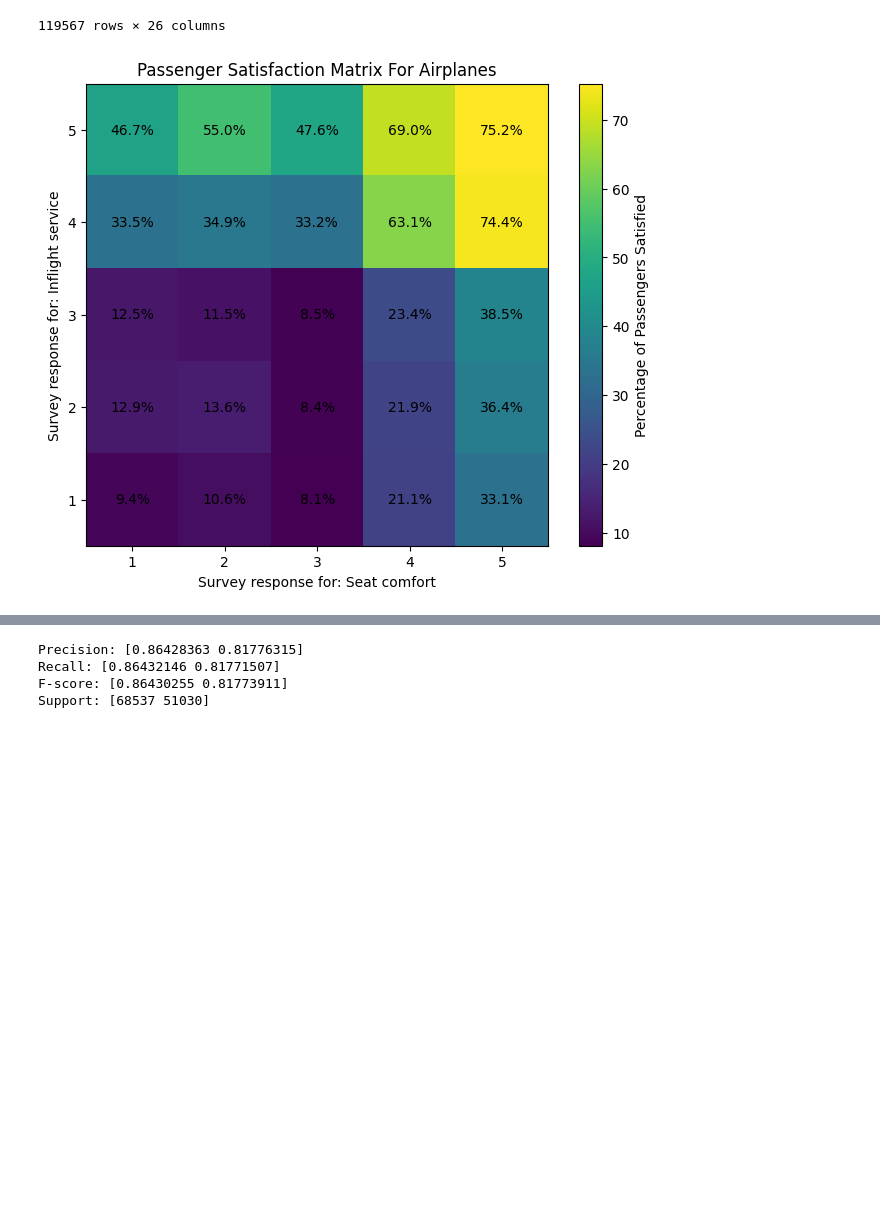
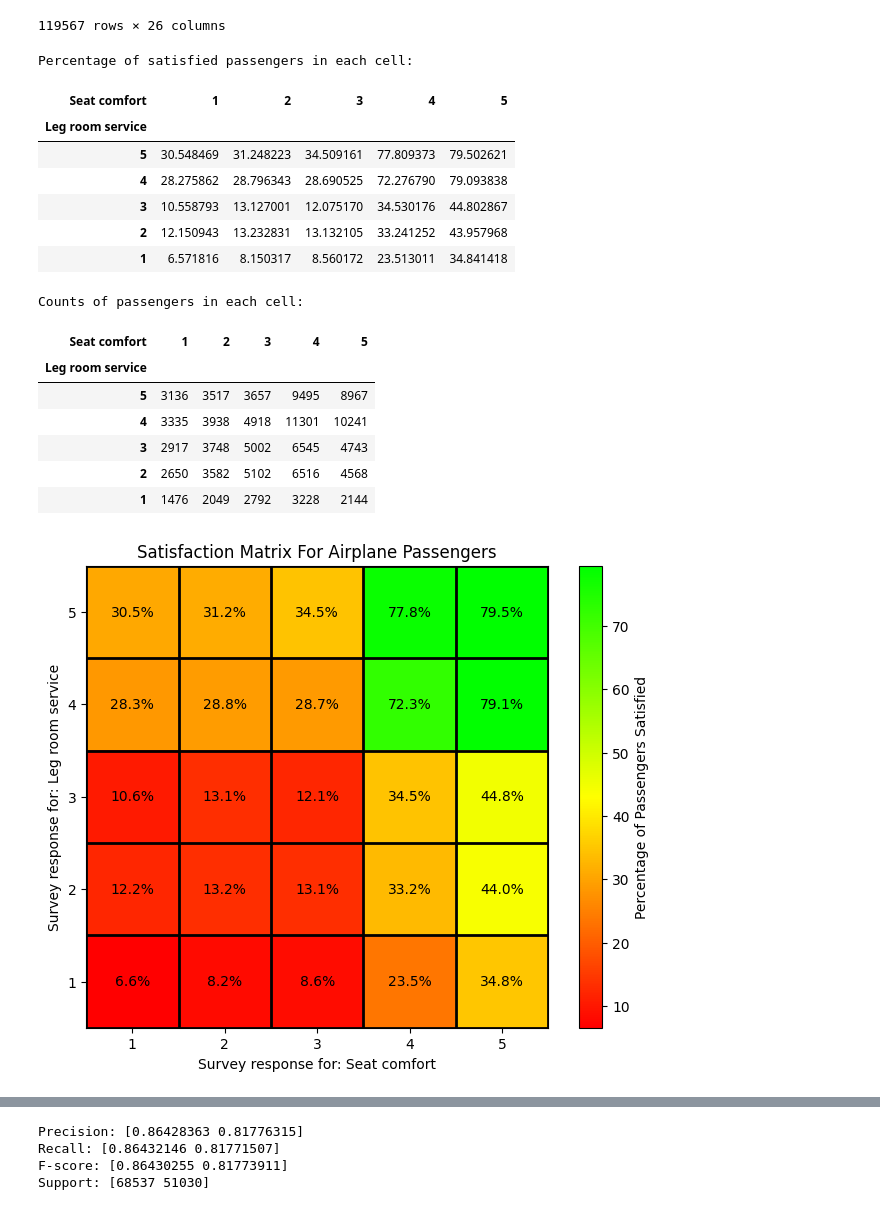
Before and after one commit to stocktonsmith/cs5830_project7, a Jupyter notebook: project7.ipynb, the cells around one changed output, grey strips where cells are left out. Cells and saved outputs as stored; diff of their text form; code cells hidden in the pictures; blank space fills up the shorter version.

Commit message:
Fixed labeling error on matrix plot. Added cell borders.

```diff
--- a/project7.ipynb
+++ b/project7.ipynb
@@ -48,32 +48,65 @@ display(airplane_df)
 # %%
 from matplotlib.colors import LinearSegmentedColormap
 
 # Choose desired pair of attributes:
 x_attribute = 'Seat comfort'
-y_attribute = 'Inflight service'
-satisfaction_matrix = airplane_df.groupby([x_attribute, y_attribute])['satisfaction_bool'].mean().unstack() * 100
+y_attribute = 'Leg room service'
 
+satisfaction_matrix = airplane_df.groupby([y_attribute, x_attribute])['satisfaction_bool'].mean().unstack() * 100
 # Reverse row order so that review quality goes from bottom-left to top-right (instead of from top-left to bottom-right)
 satisfaction_matrix = satisfaction_matrix.iloc[::-1]
 
+print("Percentage of satisfied passengers in each cell:")
+display(satisfaction_matrix)
+
+print("Counts of passengers in each cell:")
+counts_matrix = airplane_df.pivot_table(index=y_attribute, columns=x_attribute, aggfunc='size', fill_value=0)
+counts_matrix = counts_matrix.iloc[::-1]
+display(counts_matrix)
+
+colors = [(1, 0, 0), (1, 1, 0), (0, 1, 0)]  # Red, Black, Green
+custom_cmap = LinearSegmentedColormap.from_list('Custom', colors)
+
 plt.figure(figsize=(8, 6))
-plt.imshow(satisfaction_matrix, cmap='viridis', interpolation='nearest')
+plt.imshow(satisfaction_matrix, cmap=custom_cmap, interpolation='nearest')
 
 # Adding percentage text to each cell
 for i in range(5):
     for j in range(5):
         plt.text(j, i, f'{satisfaction_matrix.values[i, j]:.1f}%', ha='center', va='center', color='black')
 
-plt.title('Passenger Satisfaction Matrix For Airplanes')
+# Drawing lines on cell borders
+# Next task is to make it so that a decision boundary can be drawn on the matrix
+for i in range(6):
+    plt.axhline(i - 0.5, color='black', lw=2)
+    plt.axvline(i - 0.5, color='black', lw=2)
+
+plt.title('Satisfaction Matrix For Airplane Passengers')
 plt.xlabel("Survey response for: " + x_attribute)
 plt.ylabel("Survey response for: " + y_attribute)
 plt.xticks(range(5), range(1, 6))
 plt.yticks(range(5), range(5, 0 ,-1))
 plt.colorbar(label='Percentage of Passengers Satisfied')
 plt.grid(False)
 plt.show()
 # %% [output]
+Percentage of satisfied passengers in each cell:
+| Seat comfort | 1 | 2 | 3 | 4 | 5 |
+| Leg room service |  |  |  |  |  |
+| 5 | 30.548469 | 31.248223 | 34.509161 | 77.809373 | 79.502621 |
+| 4 | 28.275862 | 28.796343 | 28.690525 | 72.276790 | 79.093838 |
+| 3 | 10.558793 | 13.127001 | 12.075170 | 34.530176 | 44.802867 |
+| 2 | 12.150943 | 13.232831 | 13.132105 | 33.241252 | 43.957968 |
+| 1 | 6.571816 | 8.150317 | 8.560172 | 23.513011 | 34.841418 |
+Counts of passengers in each cell:
+| Seat comfort | 1 | 2 | 3 | 4 | 5 |
+| Leg room service |  |  |  |  |  |
+| 5 | 3136 | 3517 | 3657 | 9495 | 8967 |
+| 4 | 3335 | 3938 | 4918 | 11301 | 10241 |
+| 3 | 2917 | 3748 | 5002 | 6545 | 4743 |
+| 2 | 2650 | 3582 | 5102 | 6516 | 4568 |
+| 1 | 1476 | 2049 | 2792 | 3228 | 2144 |
-[figure, old version]
+[figure, new version]
 # %%
 from sklearn.linear_model import LogisticRegression
 from sklearn.metrics import precision_recall_fscore_support
```
Also changed, not shown: parts of 1 cell of this notebook.
